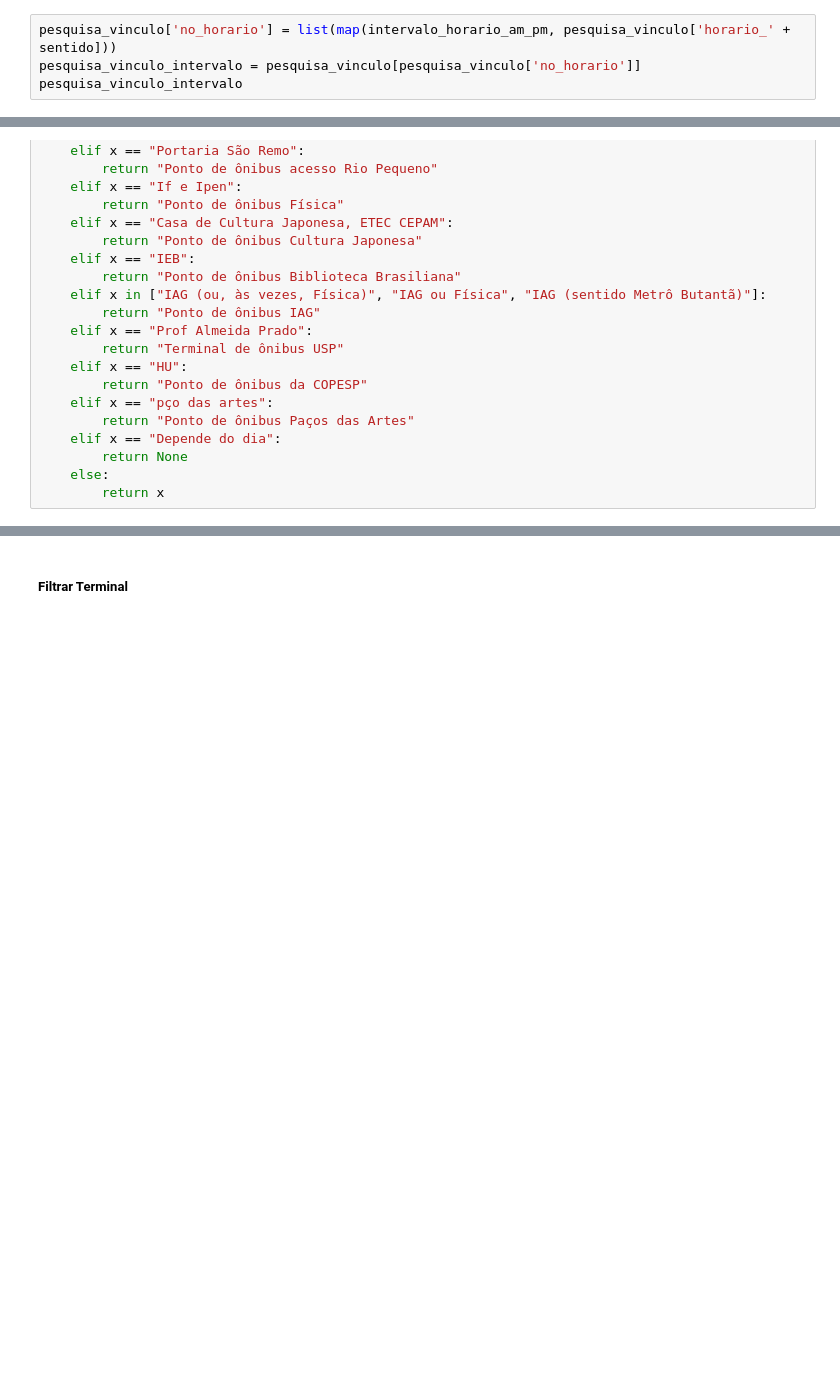
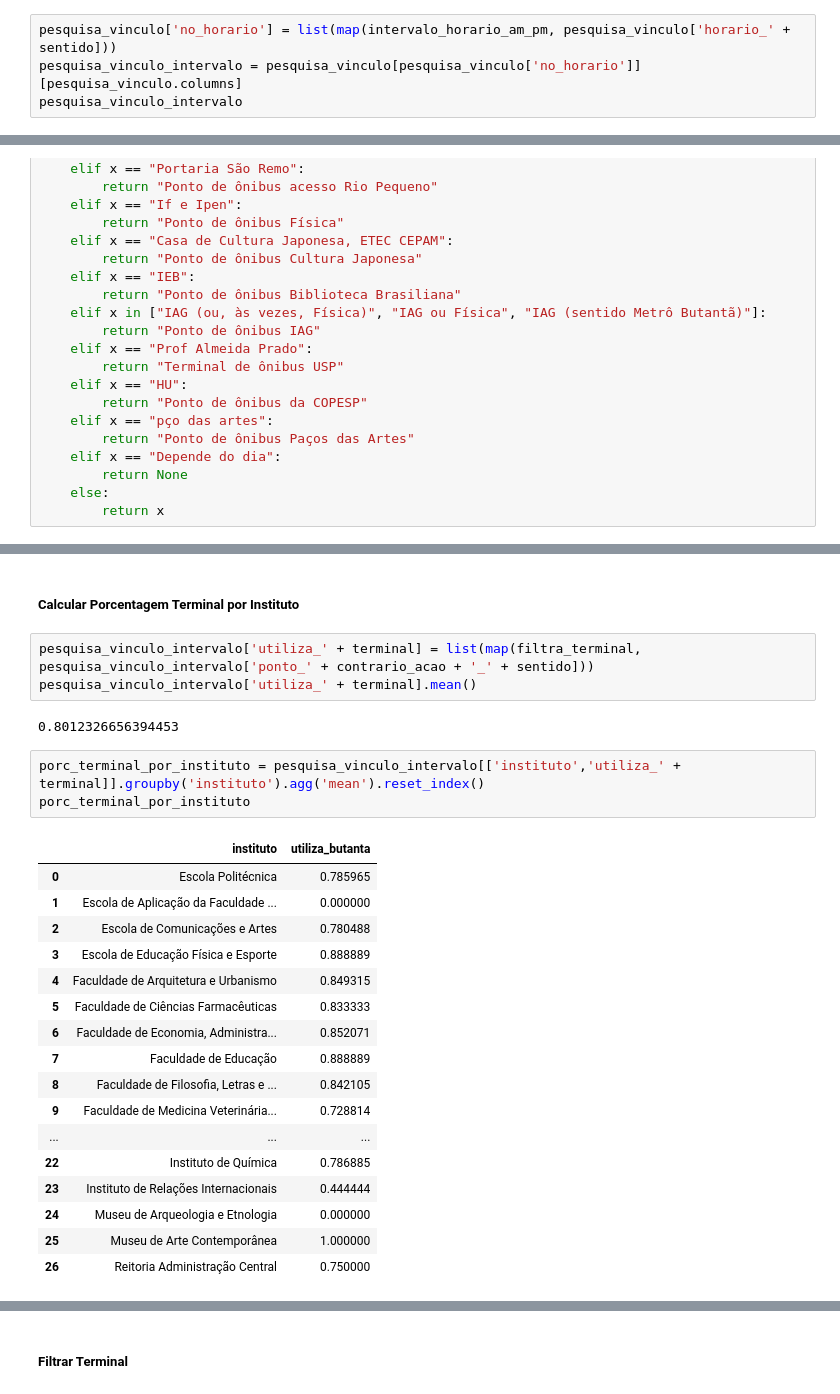
Before and after one commit to Circulares-USP/Crawler, a Jupyter notebook: import_demand.ipynb, the cells around one changed output, grey strips where cells are left out. Drawn from its saved outputs; the diff is of its cells as text; blank space fills up the shorter version.

Commit message:
Fix: nem todas as pessoas vem do terminal que estamos observando

```diff
--- a/import_demand.ipynb
+++ b/import_demand.ipynb
@@ -460,7 +460,7 @@ pesquisa_vinculo.head()
 | 140 | Aluno de graduação | Instituto de Relações Internacionais | False | NaN | NaN | NaN | ... |
 # %%
 pesquisa_vinculo['no_horario'] = list(map(intervalo_horario_am_pm, pesquisa_vinculo['horario_' + sentido]))
-pesquisa_vinculo_intervalo = pesquisa_vinculo[pesquisa_vinculo['no_horario']]
+pesquisa_vinculo_intervalo = pesquisa_vinculo[pesquisa_vinculo['no_horario']][pesquisa_vinculo.columns]
 pesquisa_vinculo_intervalo
 # %% [output]
 |  | vinculo | instituto | utiliza_circular_ida | linhas_ida | ponto_embarque_ida | ponto_desembarque_ida | ... |
@@ -667,0 +674,28 @@ Ponto Paços das Artes
+# %% [markdown]
+##### Calcular Porcentagem Terminal por Instituto
+# %%
+pesquisa_vinculo_intervalo['utiliza_' + terminal] = list(map(filtra_terminal, pesquisa_vinculo_intervalo['ponto_' + contrario_acao + '_' + sentido]))
+pesquisa_vinculo_intervalo['utiliza_' + terminal].mean()
+# %% [output]
+0.8012326656394453
+# %%
+porc_terminal_por_instituto = pesquisa_vinculo_intervalo[['instituto','utiliza_' + terminal]].groupby('instituto').agg('mean').reset_index()
+porc_terminal_por_instituto
+# %% [output]
+|  | instituto | utiliza_butanta |
+| 0 | Escola Politécnica | 0.785965 |
+| 1 | Escola de Aplicação da Faculdade ... | 0.000000 |
+| 2 | Escola de Comunicações e Artes | 0.780488 |
+| 3 | Escola de Educação Física e Esporte | 0.888889 |
+| 4 | Faculdade de Arquitetura e Urbanismo | 0.849315 |
+| 5 | Faculdade de Ciências Farmacêuticas | 0.833333 |
+| 6 | Faculdade de Economia, Administra... | 0.852071 |
+| 7 | Faculdade de Educação | 0.888889 |
+| 8 | Faculdade de Filosofia, Letras e ... | 0.842105 |
+| 9 | Faculdade de Medicina Veterinária... | 0.728814 |
+| ... | ... | ... |
+| 22 | Instituto de Química | 0.786885 |
+| 23 | Instituto de Relações Internacionais | 0.444444 |
+| 24 | Museu de Arqueologia e Etnologia | 0.000000 |
+| 25 | Museu de Arte Contemporânea | 1.000000 |
+| 26 | Reitoria Administração Central | 0.750000 |
```
Also changed, not shown: parts of 13 cells of this notebook.
